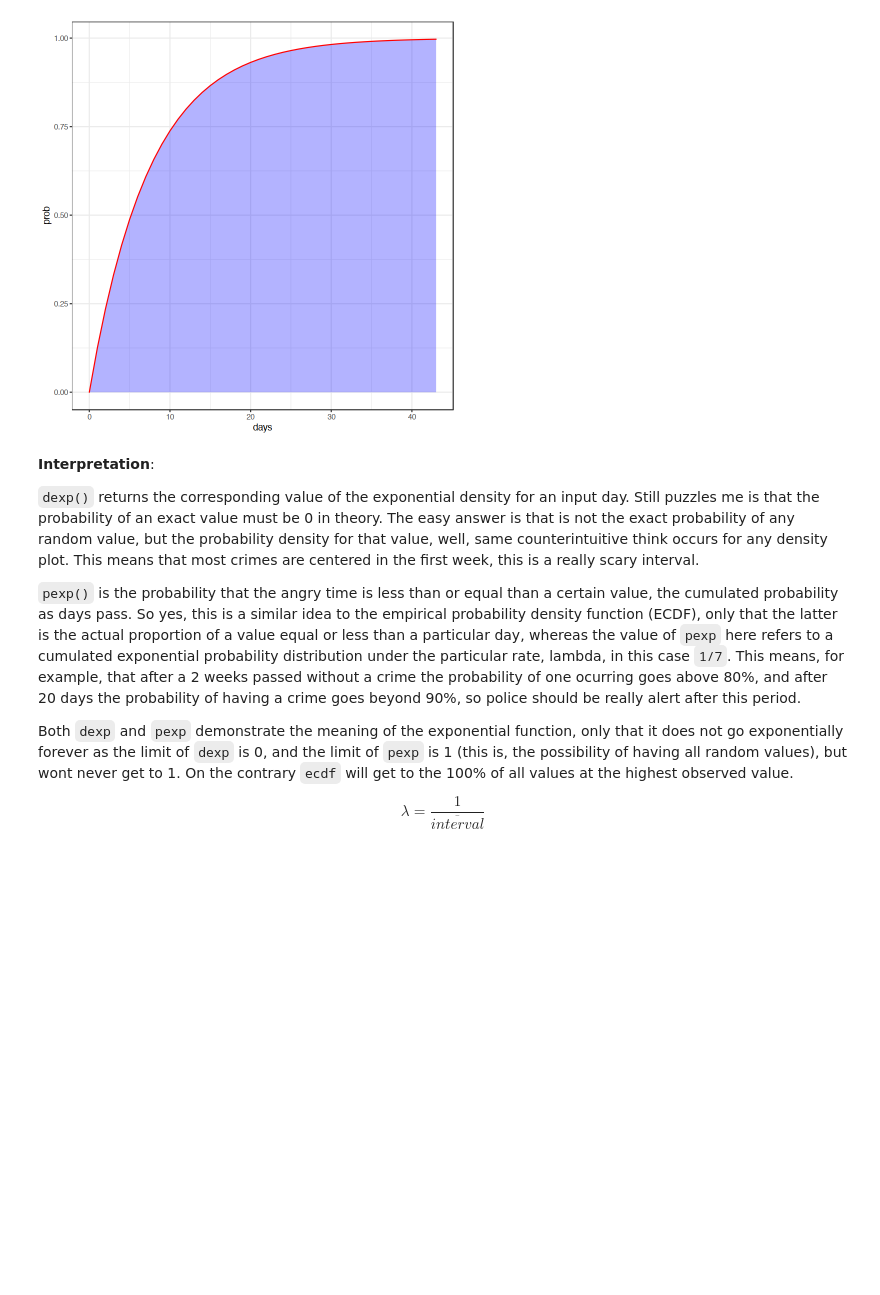
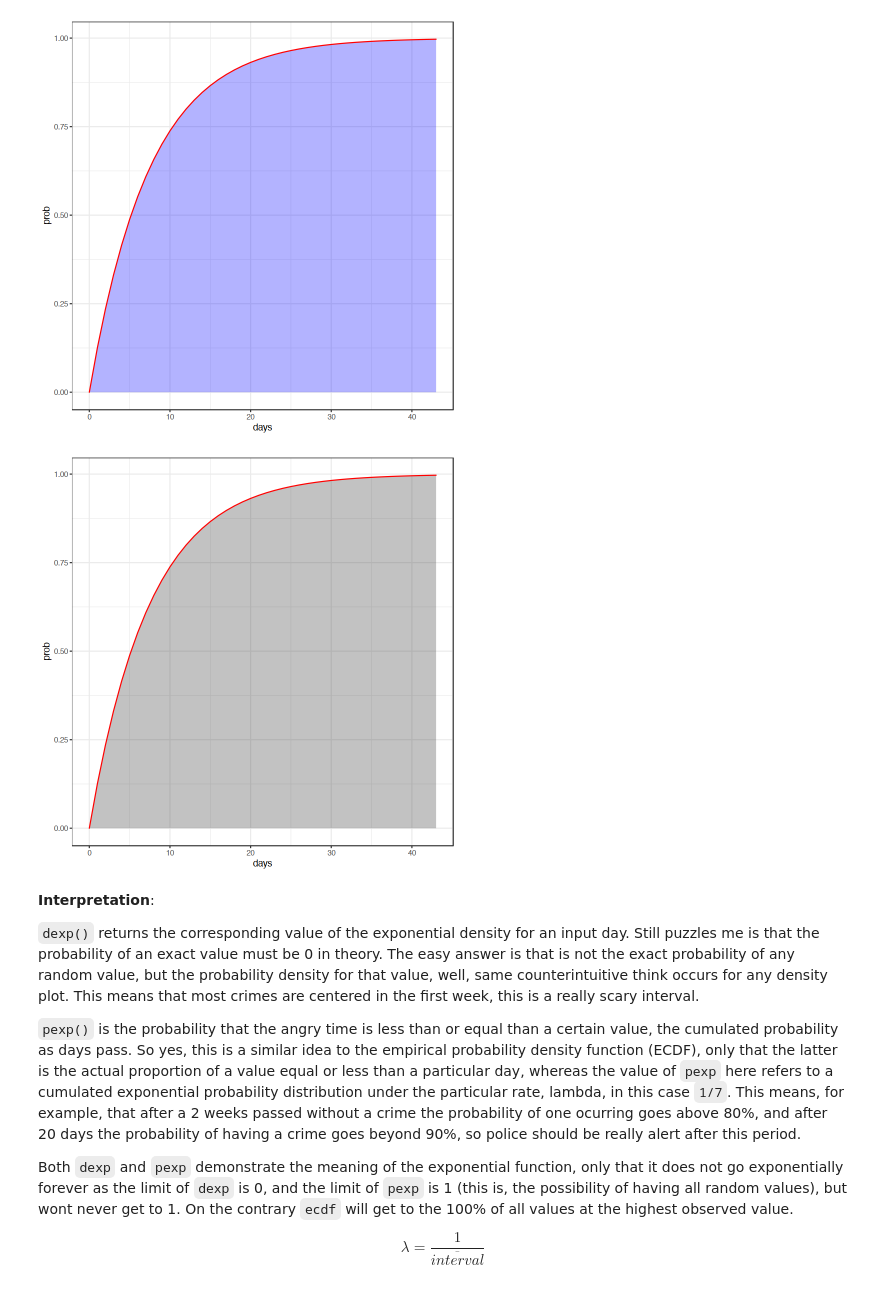
Before and after one commit to norberello/fitting-exponential-car-intervals, a Jupyter notebook: gender-based crimes in Spain 2020.ipynb, the cells around one changed output. Saved outputs shown, nothing was run; the diff lists cells and outputs as text; code cells hidden in the pictures; blank space fills up the shorter version.

```diff
--- a/gender-based crimes in Spain 2020.ipynb
+++ b/gender-based crimes in Spain 2020.ipynb
@@ -135,5 +136,11 @@ ggplot(data = df, mapping = aes(x = days, y = prob)) +
 # %% [output]
 [figure]
+# %%
+ggplot(data = df, mapping = aes(x = days, y = prob)) +
+    geom_area(col="red",alpha=0.3)+theme_bw()+
+  scale_color_gradient(low = 'green', high = 'red')
+# %% [output]
+[figure, added]
 # %%
 #
 # %% [markdown]
```
Also changed, not shown: parts of 3 cells of this notebook.
